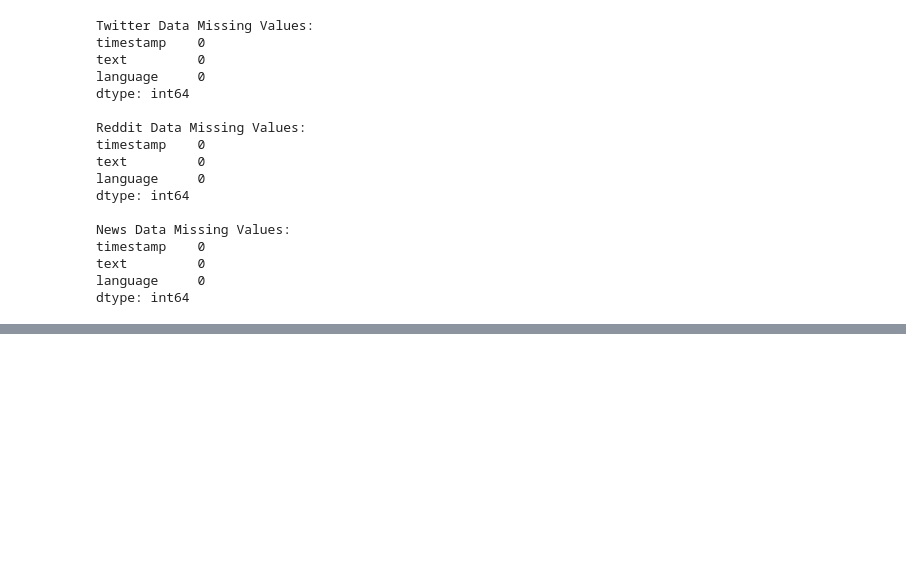
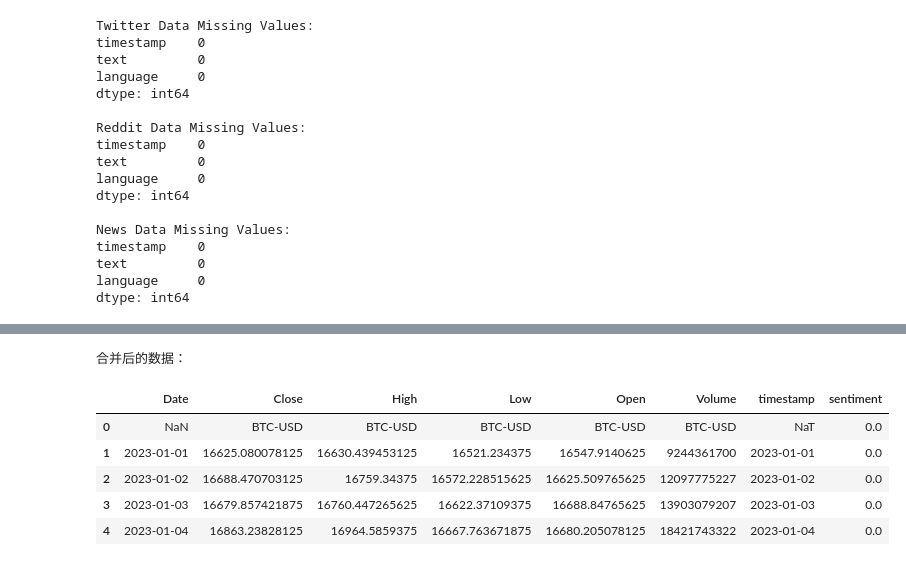
Before and after one commit to gaoyue49/bitcoin_price_prediction_2023106041_YUE-GAO, a Jupyter notebook: notebooks/collect_data.ipynb, the cells around one changed output, grey strips where cells are left out. Drawn from its saved outputs; the diff is of its cells as text; code cells hidden in the pictures; blank space fills up the shorter version.

```diff
--- a/notebooks/collect_data.ipynb
+++ b/notebooks/collect_data.ipynb
@@ -404,0 +448,21 @@ display(reddit_sentiment_data.head(5))
+# %%
+# 读取价格数据
+btc_data = pd.read_csv("../data/btc_prices.csv")
+
+# 转换为 datetime 格式
+btc_data["timestamp"] = pd.to_datetime(btc_data["timestamp"])
+reddit_data["timestamp"] = pd.to_datetime(reddit_data["timestamp"])
+
+# 按时间戳合并（以 Reddit 数据为例）
+combined_data = btc_data.merge(reddit_data[["timestamp", "sentiment"]], on="timestamp", how="left")
+combined_data["sentiment"] = combined_data["sentiment"].fillna(0)  # 填充缺失值
+print("合并后的数据：")
+display(combined_data.head())
+# %% [output]
+合并后的数据：
+|  | Date | Close | High | Low | Open | Volume | timestamp | sentiment |
+| 0 | NaN | BTC-USD | BTC-USD | BTC-USD | BTC-USD | BTC-USD | NaT | 0.0 |
+| 1 | 2023-01-01 | 16625.080078125 | 16630.439453125 | 16521.234375 | 16547.9140625 | 9244361700 | 2023-01-01 | 0.0 |
+| 2 | 2023-01-02 | 16688.470703125 | 16759.34375 | 16572.228515625 | 16625.509765625 | 12097775227 | 2023-01-02 | 0.0 |
+| 3 | 2023-01-03 | 16679.857421875 | 16760.447265625 | 16622.37109375 | 16688.84765625 | 13903079207 | 2023-01-03 | 0.0 |
+| 4 | 2023-01-04 | 16863.23828125 | 16964.5859375 | 16667.763671875 | 16680.205078125 | 18421743322 | 2023-01-04 | 0.0 |
```
Also changed, not shown: parts of 24 cells of this notebook, 2 other files.
